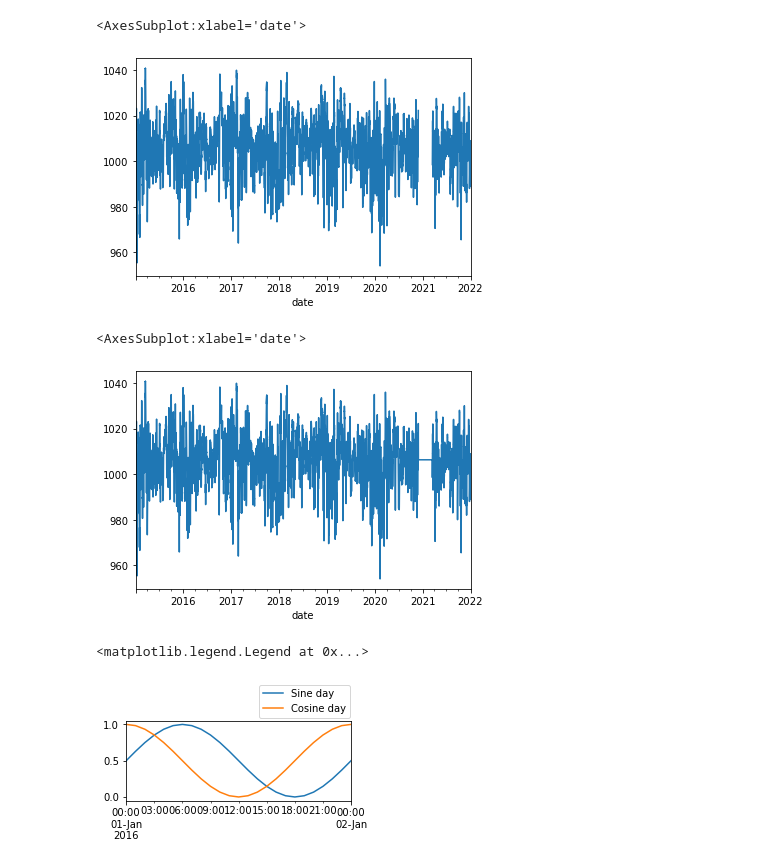
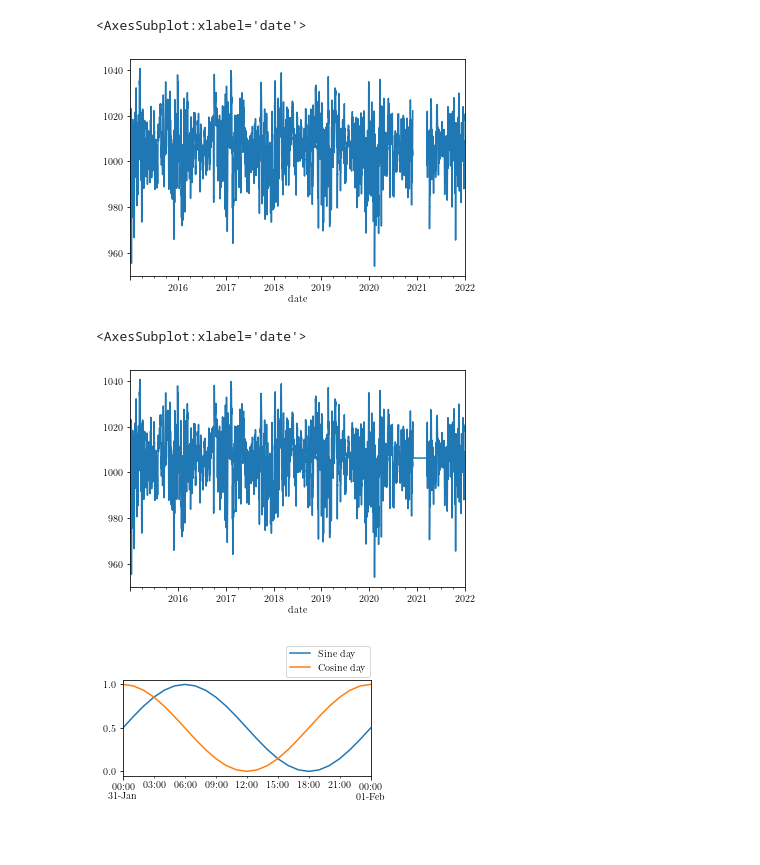
Before and after one commit to simoncarlen/forecasting_project, a Jupyter notebook: jupyter_notebooks/data_cleaning_weather.ipynb, the cells around one changed output. Cells and saved outputs as stored; diff of their text form; code cells hidden in the pictures; blank space fills up the shorter version.

```diff
--- a/jupyter_notebooks/data_cleaning_weather.ipynb
+++ b/jupyter_notebooks/data_cleaning_weather.ipynb
@@ -4,29 +4,42 @@ import numpy as np
 import matplotlib.pyplot as plt
 import meteorological_temporal_data as metdata
 import seaborn as sns
+
+tex_fonts = {
+    "text.usetex": True,
+    "font.family": "serif",
+    "axes.labelsize": 10,
+    "font.size": 10,
+    "legend.fontsize": 10,
+    "xtick.labelsize": 10,
+    "ytick.labelsize": 10
+    }
+plt.rcParams.update(tex_fonts)
 # %%
 df_weather = metdata.clean_weather_data(path='../air_weather_data/')
 # %%
 df_weather['Atmospheric pressure'].plot()
 # %% [output]
 <AxesSubplot:xlabel='date'>
-[figure, old version]
+[figure, new version]
 # %%
 df_weather = metdata.interpolate_weather(df_weather)
 # %%
 df_weather['Atmospheric pressure'].plot()
 # %% [output]
 <AxesSubplot:xlabel='date'>
-[figure, old version]
+[figure, new version]
 # %%
 df_weather = metdata.add_sine_cosine(df_weather)
 # %%
-fig, ax1 = plt.subplots(constrained_layout = True, figsize = (3.75, 2.25))
-df_weather['2016-01-01 00':'2016-01-02 00'][['Sine day', 'Cosine day']].plot(ax=ax1)
-plt.xlabel('')
+from os import major
+
+fig, ax = plt.subplots(constrained_layout = True, figsize = (4, 2.25))
+df_weather['2016-01-31 00:00:00':'2016-02-01 00:00:00'][['Sine day', 'Cosine day']].plot(ax=ax)
+ax.set_xlabel('')
 plt.legend(loc='lower right', bbox_to_anchor= (1.0, 1.025), ncol=1, borderaxespad=0.1)
-# plt.savefig('../plots/time_signals.pdf')
+# ax.set_xticks([], minor=True)
+plt.savefig('../plots/time_signals.pdf')
 # %% [output]
-<matplotlib.legend.Legend at 0x...>
-[figure, old version]
+[figure, new version]
 # %%
```
Also changed, not shown: parts of 1 cell of this notebook, 18 other files.
